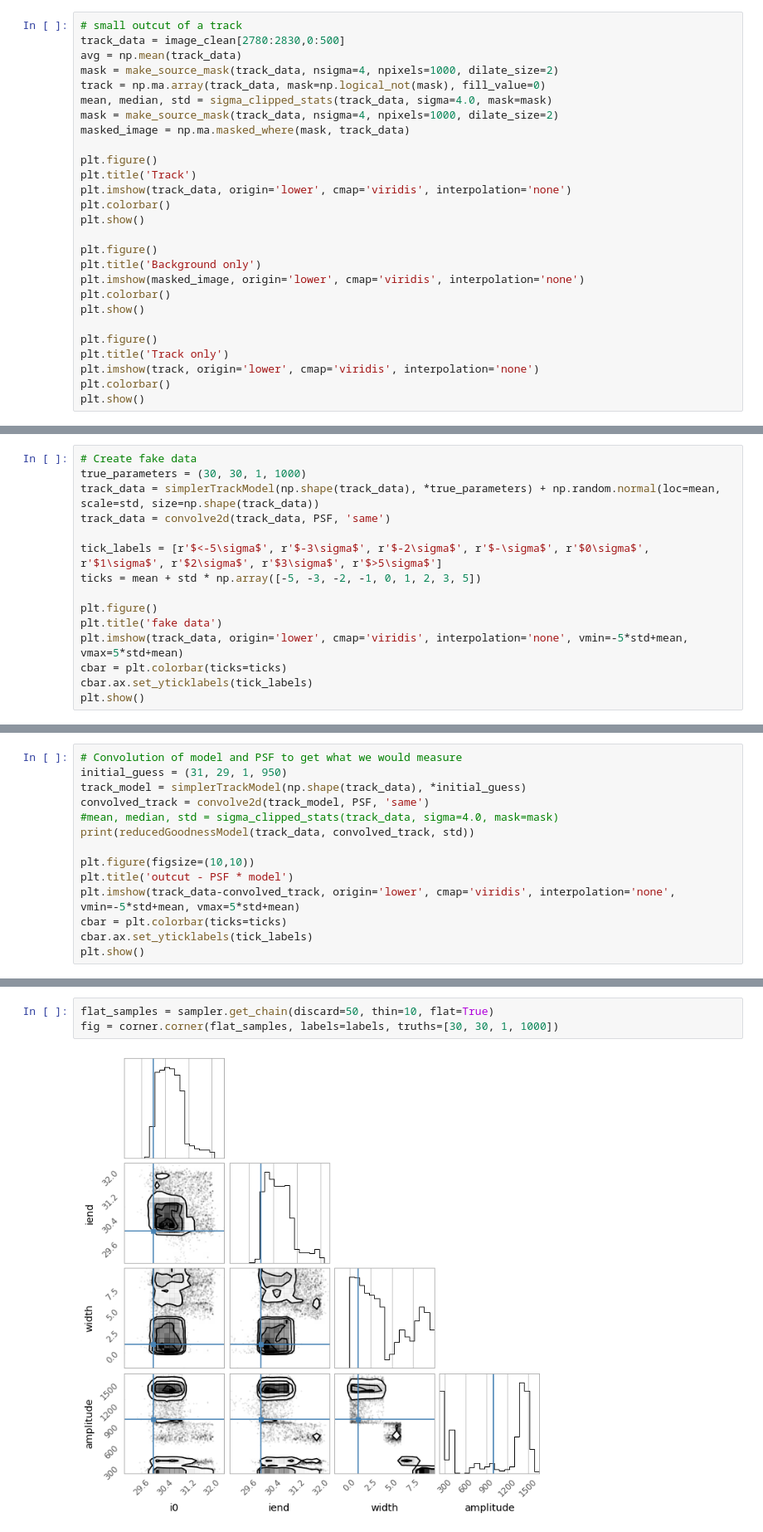
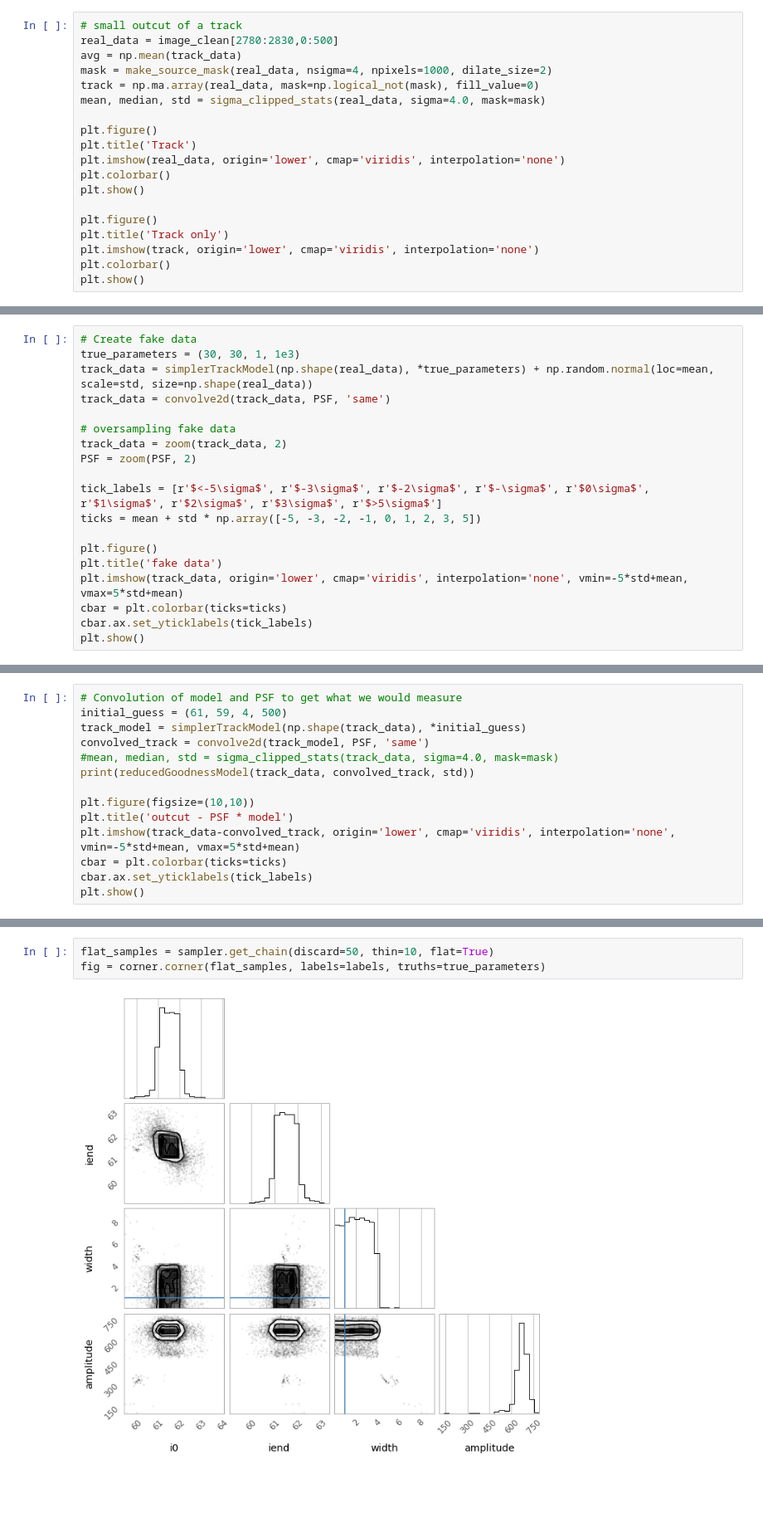
Before and after one commit to SSAEPFL/PSF, a Jupyter notebook: test-track-fitting.ipynb, the cells around one changed output, grey strips where cells are left out. Shown at 83% size. Saved outputs shown, nothing was run; the diff lists cells and outputs as text; blank space fills up the shorter version.

Commit message:
oversampling

```diff
--- a/test-track-fitting.ipynb
+++ b/test-track-fitting.ipynb
@@ -41,23 +42,15 @@ plt.show()
 [figure]
 # %%
 # small outcut of a track
-track_data = image_clean[2780:2830,0:500]
+real_data = image_clean[2780:2830,0:500]
 avg = np.mean(track_data)
-mask = make_source_mask(track_data, nsigma=4, npixels=1000, dilate_size=2)
-track = np.ma.array(track_data, mask=np.logical_not(mask), fill_value=0)
-mean, median, std = sigma_clipped_stats(track_data, sigma=4.0, mask=mask)
-mask = make_source_mask(track_data, nsigma=4, npixels=1000, dilate_size=2)
-masked_image = np.ma.masked_where(mask, track_data)
+mask = make_source_mask(real_data, nsigma=4, npixels=1000, dilate_size=2)
+track = np.ma.array(real_data, mask=np.logical_not(mask), fill_value=0)
+mean, median, std = sigma_clipped_stats(real_data, sigma=4.0, mask=mask)
 
 plt.figure()
 plt.title('Track')
-plt.imshow(track_data, origin='lower', cmap='viridis', interpolation='none')
-plt.colorbar()
-plt.show()
-
-plt.figure()
-plt.title('Background only')
-plt.imshow(masked_image, origin='lower', cmap='viridis', interpolation='none')
+plt.imshow(real_data, origin='lower', cmap='viridis', interpolation='none')
 plt.colorbar()
 plt.show()
 
@@ -73,8 +65,12 @@ plt.show()
 # %%
 # Create fake data
-true_parameters = (30, 30, 1, 1000)
-track_data = simplerTrackModel(np.shape(track_data), *true_parameters) + np.random.normal(loc=mean, scale=std, size=np.shape(track_data))
+true_parameters = (30, 30, 1, 1e3)
+track_data = simplerTrackModel(np.shape(real_data), *true_parameters) + np.random.normal(loc=mean, scale=std, size=np.shape(real_data))
 track_data = convolve2d(track_data, PSF, 'same')
+
+# oversampling fake data
+track_data = zoom(track_data, 2)
+PSF = zoom(PSF, 2)
 
 tick_labels = [r'$<-5\sigma$', r'$-3\sigma$', r'$-2\sigma$', r'$-\sigma$', r'$0\sigma$', r'$1\sigma$', r'$2\sigma$', r'$3\sigma$', r'$>5\sigma$']
 ticks = mean + std * np.array([-5, -3, -2, -1, 0, 1, 2, 3, 5])
@@ -89,7 +85,7 @@ plt.show()
 [figure]
 # %%
 # Convolution of model and PSF to get what we would measure
-initial_guess = (31, 29, 1, 950)
+initial_guess = (61, 59, 4, 500)
 track_model = simplerTrackModel(np.shape(track_data), *initial_guess)
 convolved_track = convolve2d(track_model, PSF, 'same')
 #mean, median, std = sigma_clipped_stats(track_data, sigma=4.0, mask=mask)
@@ -137,8 +133,8 @@ tau: [ 65.78714417  73.52211367  82.29797876 103.04698572]
 # %%
 flat_samples = sampler.get_chain(discard=50, thin=10, flat=True)
-fig = corner.corner(flat_samples, labels=labels, truths=[30, 30, 1, 1000])
+fig = corner.corner(flat_samples, labels=labels, truths=true_parameters)
 # %% [output]
-[figure, old version]
+[figure, new version]
 # %%
 # percentiles
 theta = [0, 0, 0, 0]
```
Also changed, not shown: parts of 5 cells of this notebook.
